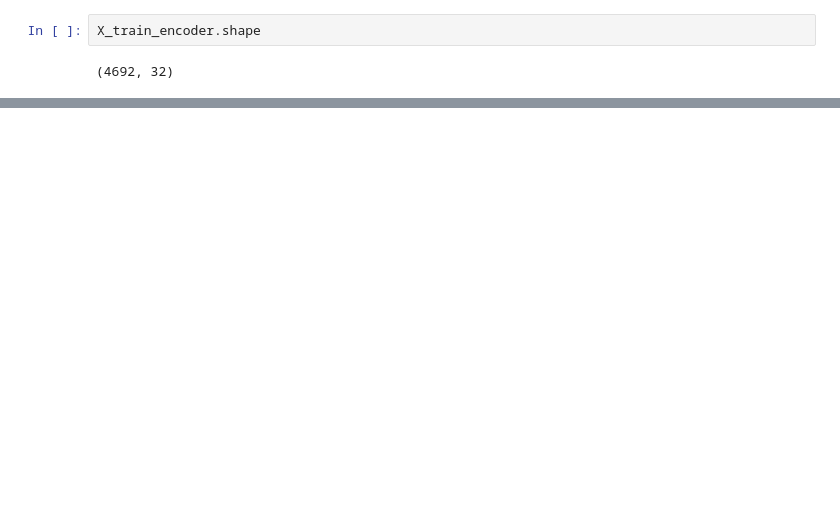
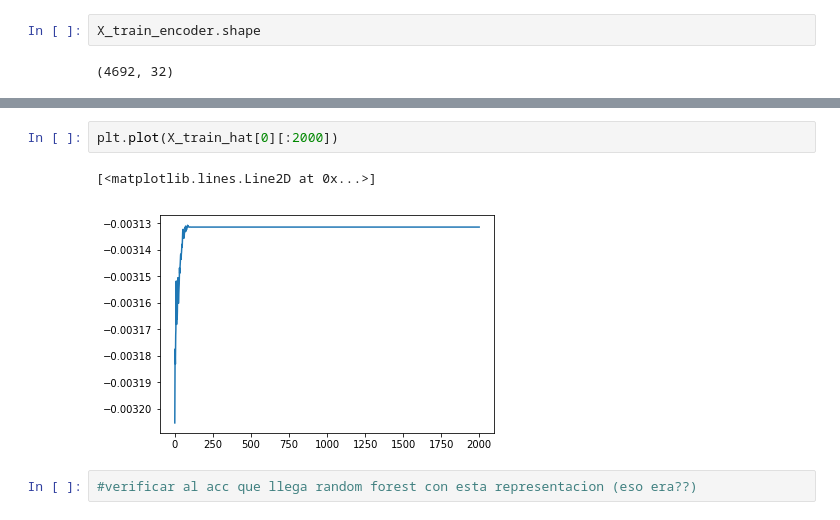
Before and after one commit to harel-coffee/PIIC19-auto, a Jupyter notebook: code/obj1/TryKerasArchitecture.ipynb, the cells around one changed output, grey strips where cells are left out. Saved outputs shown, nothing was run; the diff lists cells and outputs as text; blank space fills up the shorter version.

```diff
--- a/code/obj1/TryKerasArchitecture.ipynb
+++ b/code/obj1/TryKerasArchitecture.ipynb
@@ -421,0 +1134,7 @@ Confirmed              1.0
+# %%
+plt.plot(X_train_hat[0][:2000])
+# %% [output]
+[<matplotlib.lines.Line2D at 0x...>]
+[figure, added]
+# %%
+#verificar al acc que llega random forest con esta representacion (eso era??)
```
Also changed, not shown: parts of 75 cells of this notebook.
